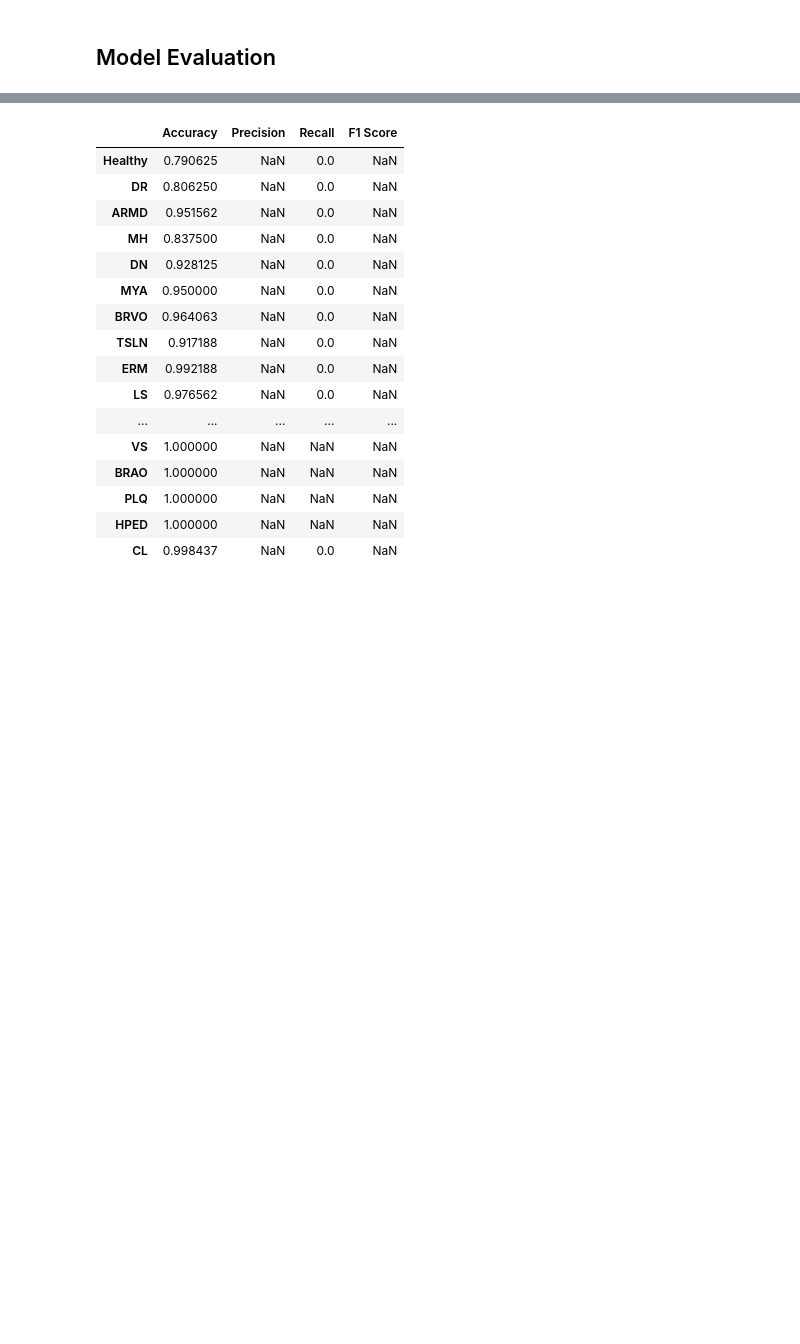
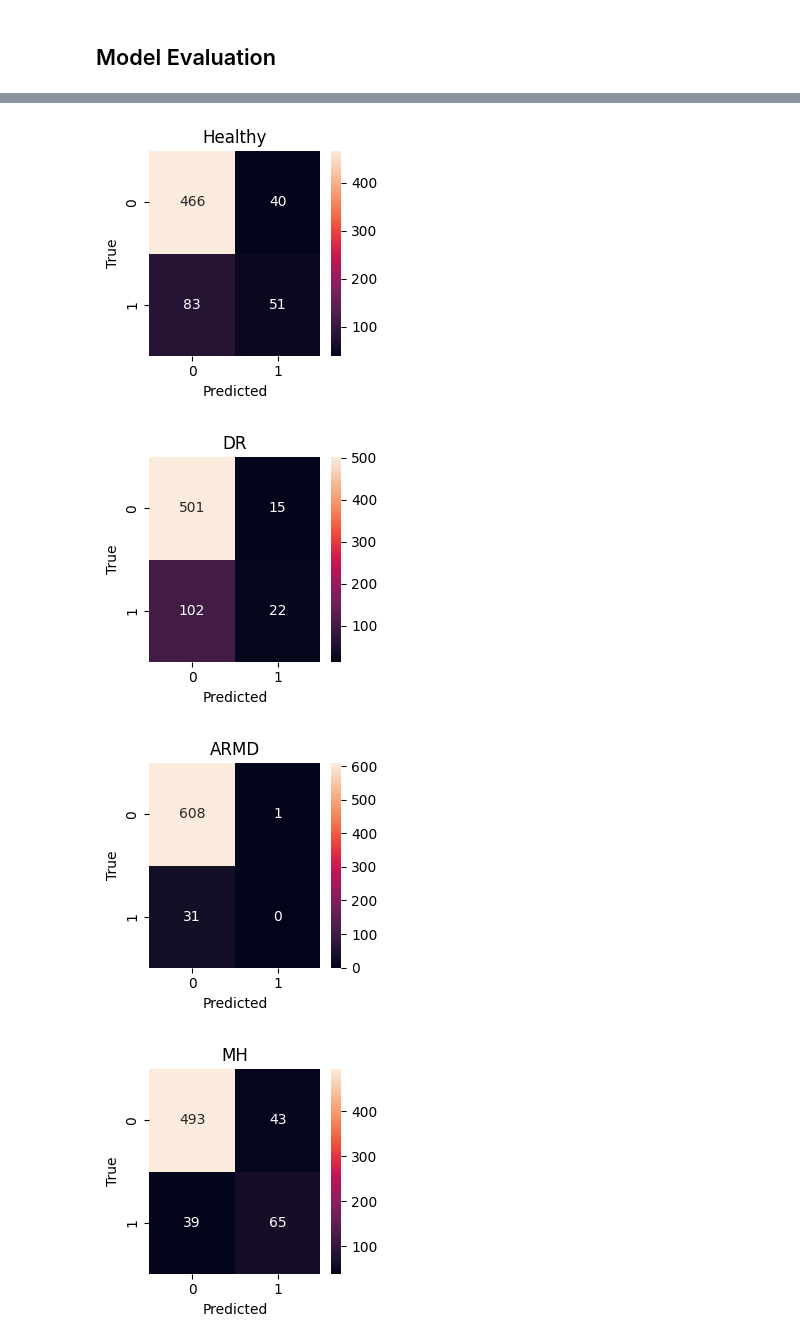
Before and after one commit to OlivesnPink/CompHealthAndMedFinal, a Jupyter notebook: InceptionExperiments.ipynb, the cells around one changed output, grey strips where cells are left out. Cells and saved outputs as stored; diff of their text form; code cells hidden in the pictures; blank space fills up the shorter version.

```diff
--- a/InceptionExperiments.ipynb
+++ b/InceptionExperiments.ipynb
@@ -141,40 +142,34 @@ results.show_losses()
 <Figure size 640x480 with 0 Axes>
 # %%
 matrices = evaluator.test(model)
-metrics = pd.DataFrame(index=testing_dataset.classes, data={
-    'Accuracy' : [0.0] * len(testing_dataset.classes),
-    'Precision' : [0.0] * len(testing_dataset.classes),
-    'Recall' : [0.0] * len(testing_dataset.classes),
-    'F1 Score' : [0.0] * len(testing_dataset.classes)
-})
+metrics = pd.DataFrame(
+    data={'Accuracy' : [0.0] * len(testing_dataset.classes),
+          'Precision' : [0.0] * len(testing_dataset.classes),
+          'Recall' : [0.0] * len(testing_dataset.classes),
+          'F1 Score' : [0.0] * len(testing_dataset.classes)},
+    index=testing_dataset.classes)
 
 for label, matrix in zip(testing_dataset.classes, matrices):
+    plt.figure(figsize=(3, 3))
+    sns.heatmap(matrix, annot=True, fmt='d')
+    plt.title(label)
+    plt.xlabel('Predicted')
+    plt.ylabel('True')
+    plt.tight_layout()
+    plt.show()
     tn, fp, fn, tp = matrix.ravel()
     accuracy = (tp + tn) / (tp + tn + fp + fn)
     precision = tp / (tp + fp)
     recall = tp / (tp + fn)
     f1_score = 2 * precision * recall / (precision + recall)
     metrics.at[label, 'Accuracy'] = accuracy
     metrics.at[label, 'Precision'] = precision
     metrics.at[label, 'Recall'] = recall
     metrics.at[label, 'F1 Score'] = f1_score
 
 display(metrics)
 # %% [output]
-|  | Accuracy | Precision | Recall | F1 Score |
-| Healthy | 0.790625 | NaN | 0.0 | NaN |
-| DR | 0.806250 | NaN | 0.0 | NaN |
-| ARMD | 0.951562 | NaN | 0.0 | NaN |
-| MH | 0.837500 | NaN | 0.0 | NaN |
-| DN | 0.928125 | NaN | 0.0 | NaN |
-| MYA | 0.950000 | NaN | 0.0 | NaN |
-| BRVO | 0.964063 | NaN | 0.0 | NaN |
-| TSLN | 0.917188 | NaN | 0.0 | NaN |
-| ERM | 0.992188 | NaN | 0.0 | NaN |
-| LS | 0.976562 | NaN | 0.0 | NaN |
-| ... | ... | ... | ... | ... |
-| VS | 1.000000 | NaN | NaN | NaN |
-| BRAO | 1.000000 | NaN | NaN | NaN |
-| PLQ | 1.000000 | NaN | NaN | NaN |
-| HPED | 1.000000 | NaN | NaN | NaN |
-| CL | 0.998437 | NaN | 0.0 | NaN |
+[figure, added]
+[figure, added]
+[figure, added]
+[figure, added]
```
Also changed, not shown: parts of 4 cells of this notebook.
